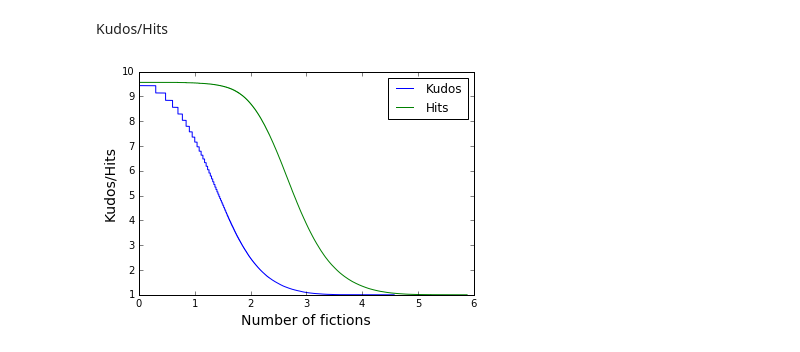
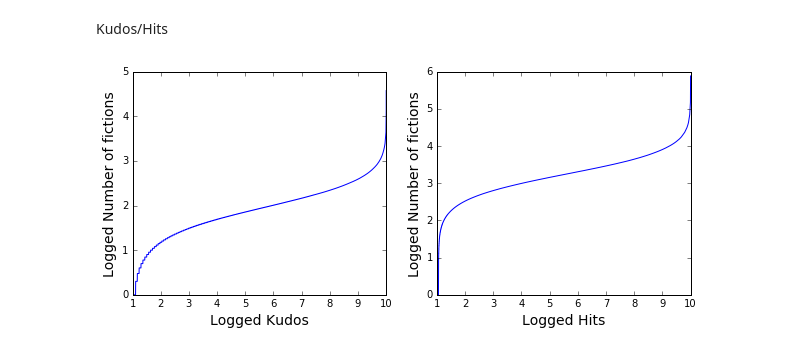
Before and after one commit to yzjing/ao3_old, a Jupyter notebook: exps/20170216_author_kudos/descriptive.ipynb, the cells around one changed output. Drawn from its saved outputs; the diff is of its cells as text; code cells hidden in the pictures.

```diff
--- a/exps/20170216_author_kudos/descriptive.ipynb
+++ b/exps/20170216_author_kudos/descriptive.ipynb
@@ -7,4 +7,4 @@ import numpy as np
 # %%
 data_path = '../../data/metadata/'
 # %%
-fandom_list = [i.strip() for i in open('../../data/fandom_list')]
+fandom_list = [i.strip() for i in open('../../data/fandom_filtered_list')]
@@ -23,9 +36,9 @@ for f in fandom_list:
     df = pd.read_csv(os.path.join(data_path, f+'_metadata.tsv'), sep = '\t')
 #     print(len(df))
     try:
-        df = df.drop(['ChapterIndex', 'URL','CompleteDate','UpdateDate'], axis=1)
+        df = df.drop(['ChapterIndex', 'URL', 'CompleteDate','UpdateDate','Comments','PublishDate','Notes','Bookmarks'], axis=1)
     except:
-        df = df.drop(['ChapterIndex', 'CompleteDate','UpdateDate'], axis=1)
+        df = df.drop(['ChapterIndex', 'CompleteDate','UpdateDate','Comments','PublishDate','Notes','Bookmarks'], axis=1)
     df = df.drop_duplicates()
 #     print(len(df))
     fandom_size[len(df)] = f.split('.')[0]
@@ -52,11 +65,2 @@ plt.savefig("fandom_size.png", type="png")
 # %% [markdown]
 Length distribution
-# %%
-for f in os.listdir(data_path):
-    plt.figure()
-    df = pd.read_csv(os.path.join(data_path, f), sep = '\t')
-    df = df.drop(['ChapterIndex', 'URL','CompleteDate','UpdateDate'], axis=1)
-    df = df.drop_duplicates()
-    words = [i for i in df.Words.tolist() if not np.isnan(i)]
-    plt.hist(sorted(words))
-    plt.title(f)
@@ -121,10 +93,10 @@ hits_all = []
 for f in fandom_list:
     df = pd.read_csv(os.path.join(data_path, f+'_metadata.tsv'), sep = '\t')
     try:
-        df = df.drop(['ChapterIndex', 'URL', 'CompleteDate','UpdateDate'], axis=1)
+        df = df.drop(['ChapterIndex', 'URL', 'CompleteDate','UpdateDate','Comments','PublishDate','Notes','Bookmarks'], axis=1)
         df = df.drop_duplicates()
     except:
-        df = df.drop(['ChapterIndex', 'CompleteDate','UpdateDate'], axis=1)
+        df = df.drop(['ChapterIndex', 'CompleteDate','UpdateDate','Comments','PublishDate','Notes','Bookmarks'], axis=1)
         df = df.drop_duplicates()
 
     for i in df.Kudos.tolist():
@@ -138,16 +110,24 @@ x2 = [i if not np.isnan(i) else 0 for i in hits_all ]
 # print (len(x),len(y))
 # data = np.vstack([x, y]).T
 # %%
-plt.figure()
-X1 = np.log10(sorted(x1,reverse=True))
-N = len(X)
-X2 = np.log10(sorted(x2,reverse=True))
-Y = np.logspace( 1/N, 1, num=N)
-plt.plot(X1,Y, label='Kudos')
-plt.plot(X2,Y, label='Hits')
-plt.legend(loc='upper right')
-plt.xlabel('Number of fictions',fontsize = '14')
-plt.ylabel("Kudos/Hits", fontsize='14')
-plt.savefig('long_tail.png', type='png')
+plt.figure(figsize=(10,4))
+plt.subplot(1, 2, 1)
+
+Y = np.log10(sorted(x1))
+N = len(Y)
+X = np.logspace( 1/N, 1, num=N)
+plt.plot(X,Y, label='Kudos')
+plt.xlabel('Logged Kudos',fontsize = '14')
+plt.ylabel("Logged Number of fictions", fontsize='14')
+
+plt.subplot(1, 2, 2)
+
+Y = np.log10(sorted(x2))
+N = len(Y)
+X = np.logspace( 1/N, 1, num=N)
+plt.plot(X,Y, label='Hits')
+plt.xlabel('Logged Hits',fontsize = '14')
+plt.ylabel("Logged Number of fictions", fontsize='14')
+plt.savefig('kudos_hits_dist.png', type='png')
 # %% [output]
-[figure, old version]
+[figure, new version]
```
Also changed, not shown: parts of 8 cells of this notebook, 35 other files.
